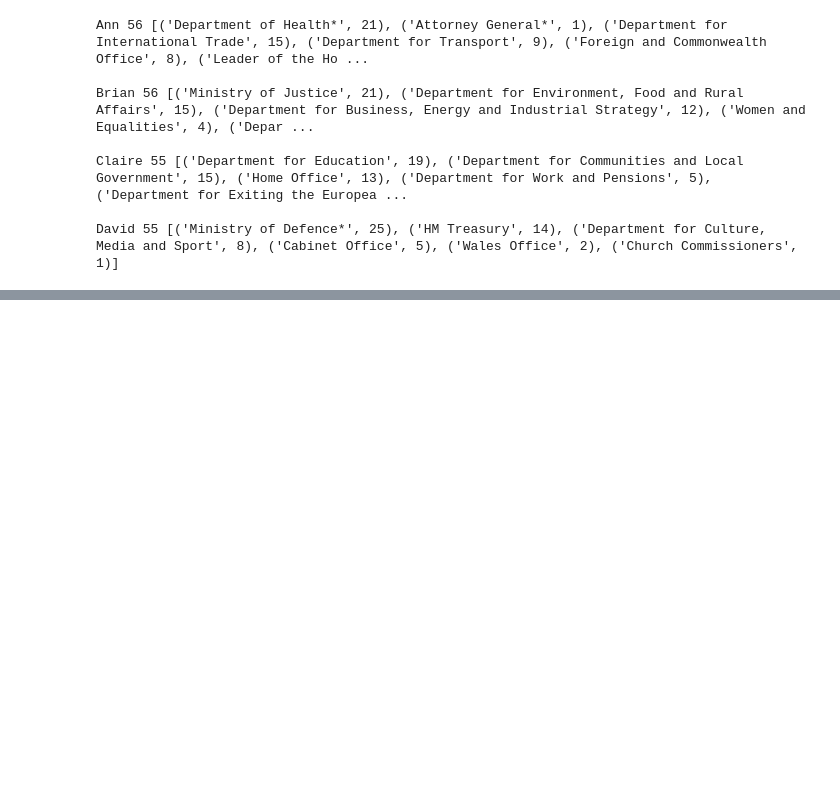
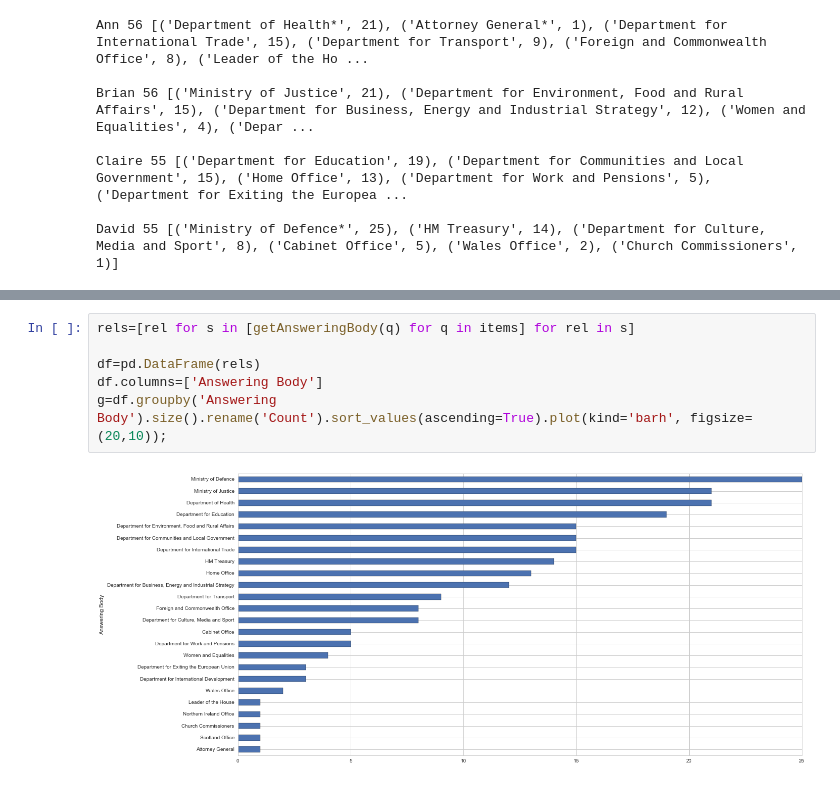
Before and after one commit to psychemedia/parlihacks, a Jupyter notebook: notebooks/Written Questions Handler.ipynb, the cells around one changed output, grey strips where cells are left out. Saved outputs shown, nothing was run; the diff lists cells and outputs as text; blank space fills up the shorter version.

```diff
--- a/notebooks/Written Questions Handler.ipynb
+++ b/notebooks/Written Questions Handler.ipynb
@@ -384,0 +435,8 @@ Brian needs to answer 56 questions:
+# %%
+rels=[rel for s in [getAnsweringBody(q) for q in items] for rel in s]
+
+df=pd.DataFrame(rels)
+df.columns=['Answering Body']
+g=df.groupby('Answering Body').size().rename('Count').sort_values(ascending=True).plot(kind='barh', figsize=(20,10));
+# %% [output]
+[figure, added]
```
Also changed, not shown: parts of 13 cells of this notebook.
